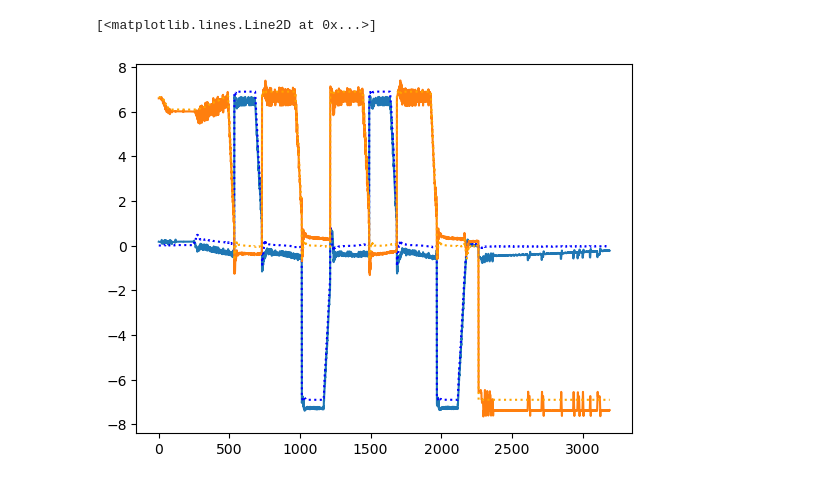
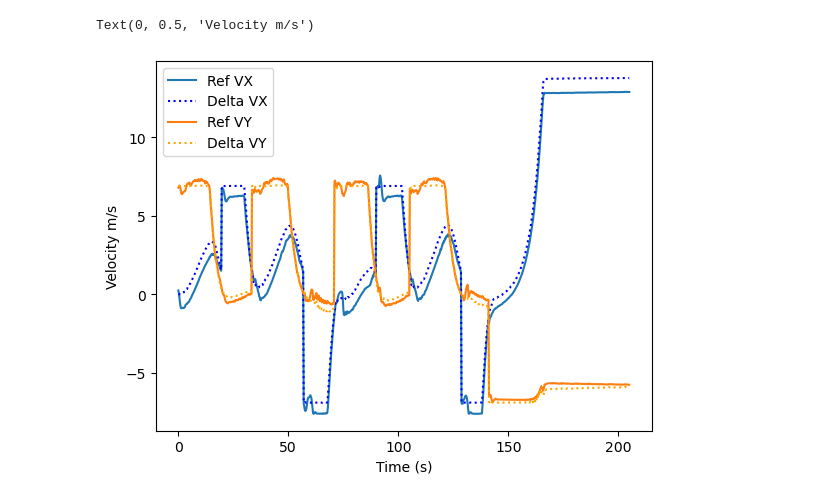
Before and after one commit to acoursey3/uav-controller, a Jupyter notebook: code/Demo.ipynb, the cells around one changed output. Cells and saved outputs as stored; diff of their text form; code cells hidden in the pictures.

```diff
--- a/code/Demo.ipynb
+++ b/code/Demo.ipynb
@@ -30,8 +30,15 @@ def process_file(filename):
     df['x'] = xy_np[:,0]
     df['y'] = xy_np[:,1]
     df['next_wps'] = df['next_wps'].apply(tuple)
+    df = df.applymap(lambda x: tuple(x) if isinstance(x, list) else x)
     df = df.drop_duplicates()
+    df['time_diff'] = df['time_boot_ms'].astype(float).diff()
+
+    # Subset the DataFrame to include only rows where 'time_diff' > 0
+    df = df[df['time_diff'] > 0]
     df = df.reset_index(drop=True)
+
+
 
     wps = np.array(df['next_wps'].tolist())
     xwp, ywp, zwp = pm.geodetic2enu(wps[:,0], wps[:,1], wps[:,2], df['lat'].astype(float)[0], df['lon'].astype(float)[0], 0)
@@ -98,8 +138,13 @@ plt.plot(delta_vels[:,1])
 # %%
-plt.plot(ref_vels[:,0] + delta_vels[:,0])
-plt.plot(ref_vels[:,0], linestyle=':', color='blue')
-plt.plot(ref_vels[:,1] + delta_vels[:,1])
-plt.plot(ref_vels[:,1], linestyle=':', color='orange')
+time = np.arange(len(ref_vels)) / 4
+
+plt.plot(time, ref_vels[:,0] + delta_vels[:,0], label='Ref VX')
+plt.plot(time, ref_vels[:,0], linestyle=':', color='blue', label='Delta VX')
+plt.plot(time, ref_vels[:,1] + delta_vels[:,1], label='Ref VY')
+plt.plot(time, ref_vels[:,1], linestyle=':', color='orange', label='Delta VY')
+plt.legend()
+plt.xlabel("Time (s)")
+plt.ylabel("Velocity m/s")
 # %% [output]
-[<matplotlib.lines.Line2D at 0x...>]
+Text(0, 0.5, 'Velocity m/s')
-[figure, old version]
+[figure, new version]
```
Also changed, not shown: parts of 11 cells of this notebook, 2 other files.
